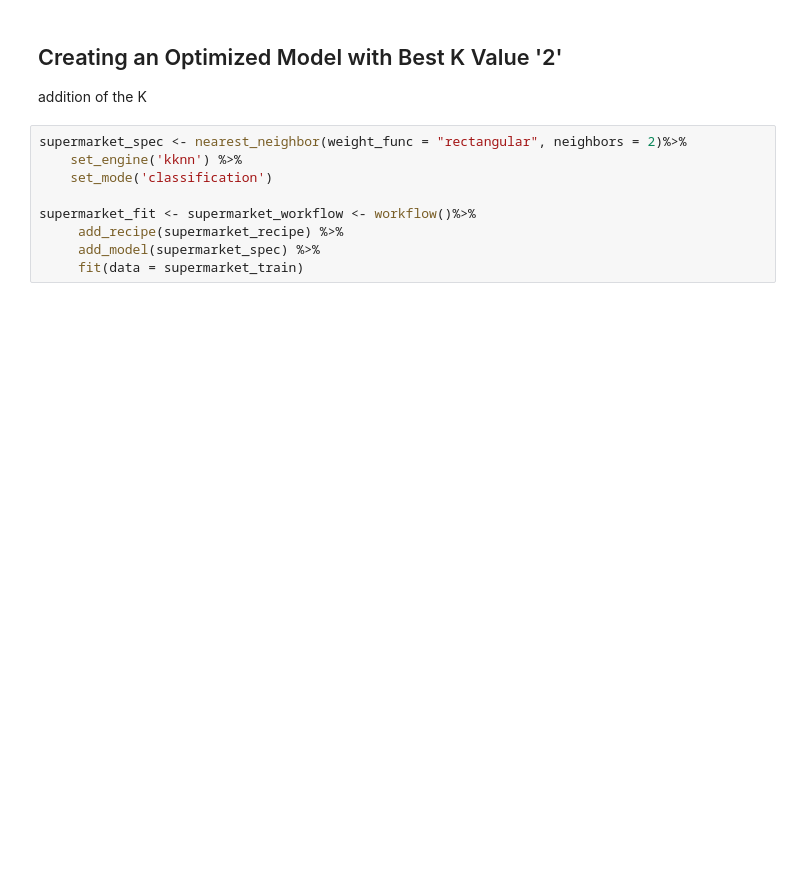
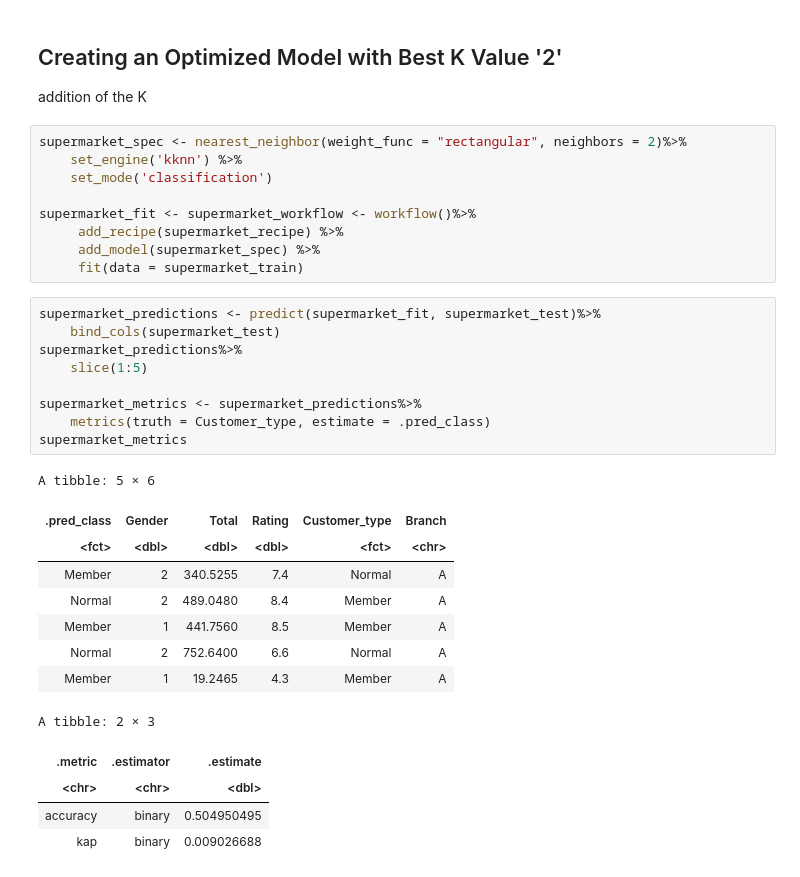
Before and after one commit to rajdhillon27/DSCI-classification-, a Jupyter notebook: Project.ipynb, the cells around one changed output. Cells and saved outputs as stored; diff of their text form; blank space fills up the shorter version.

```diff
--- a/Project.ipynb
+++ b/Project.ipynb
@@ -244,3 +229,26 @@ supermarket_fit <- supermarket_workflow <- workflow()%>%
      add_recipe(supermarket_recipe) %>%
      add_model(supermarket_spec) %>%
      fit(data = supermarket_train)
+# %%
+supermarket_predictions <- predict(supermarket_fit, supermarket_test)%>%
+    bind_cols(supermarket_test)
+supermarket_predictions%>%
+    slice(1:5)
+
+supermarket_metrics <- supermarket_predictions%>%
+    metrics(truth = Customer_type, estimate = .pred_class)
+supermarket_metrics
+# %% [output]
+A tibble: 5 × 6
+| .pred_class | Gender | Total | Rating | Customer_type | Branch |
+| <fct> | <dbl> | <dbl> | <dbl> | <fct> | <chr> |
+| Member | 2 | 340.5255 | 7.4 | Normal | A |
+| Normal | 2 | 489.0480 | 8.4 | Member | A |
+| Member | 1 | 441.7560 | 8.5 | Member | A |
+| Normal | 2 | 752.6400 | 6.6 | Normal | A |
+| Member | 1 | 19.2465 | 4.3 | Member | A |
+A tibble: 2 × 3
+| .metric | .estimator | .estimate |
+| <chr> | <chr> | <dbl> |
+| accuracy | binary | 0.504950495 |
+| kap | binary | 0.009026688 |
```
Also changed, not shown: parts of 3 cells of this notebook.
